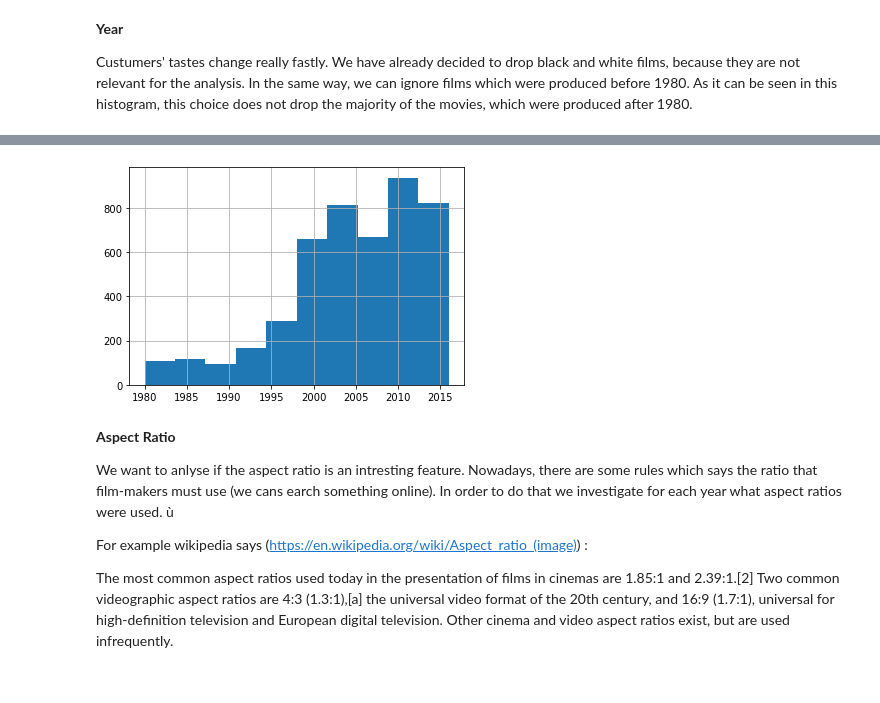
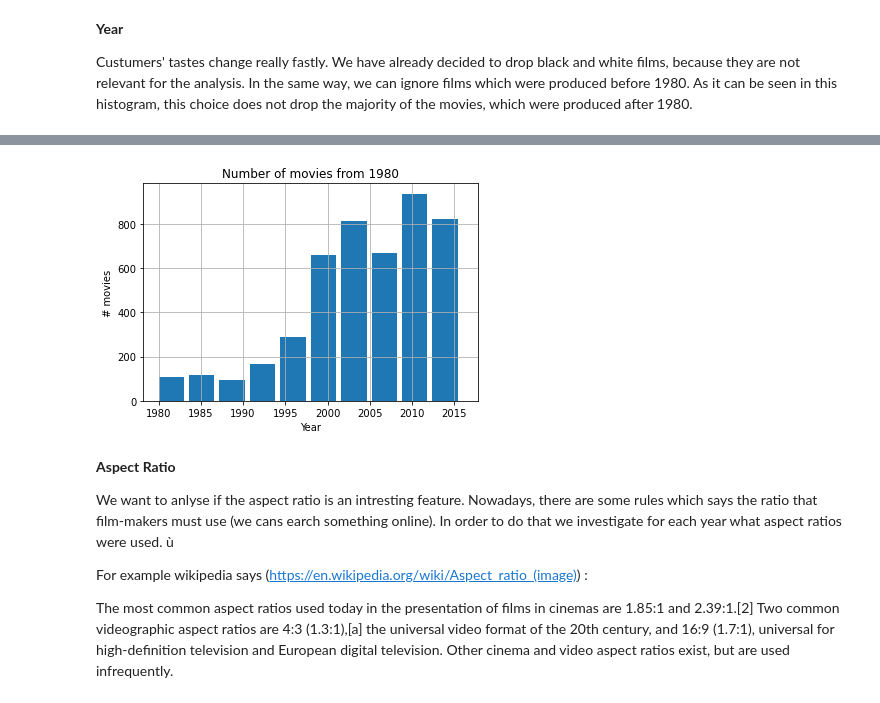
Before and after one commit to anitamezzetti/EPFL_Data_science_in_practice, a Jupyter notebook: Project/Project_11April.ipynb, the cells around one changed output, grey strips where cells are left out. Cells and saved outputs as stored; diff of their text form; code cells hidden in the pictures.

```diff
--- a/Project/Project_11April.ipynb
+++ b/Project/Project_11April.ipynb
@@ -126,8 +133,12 @@ movie_data.title_year.hist();
 # %%
 movie_data = movie_data[movie_data.title_year>=1980] # drop film before 1980
-movie_data.title_year.hist();
+movie_data.title_year.hist(width = 3)
+plt.title("Number of movies from 1980")
+plt.ylabel("# movies")
+plt.xlabel("Year")
+plt.show()
 # %% [output]
-[figure, old version]
+[figure, new version]
 # %% [markdown]
 **Aspect Ratio**
 
```
Also changed, not shown: parts of 61 cells of this notebook, 2 other files.
